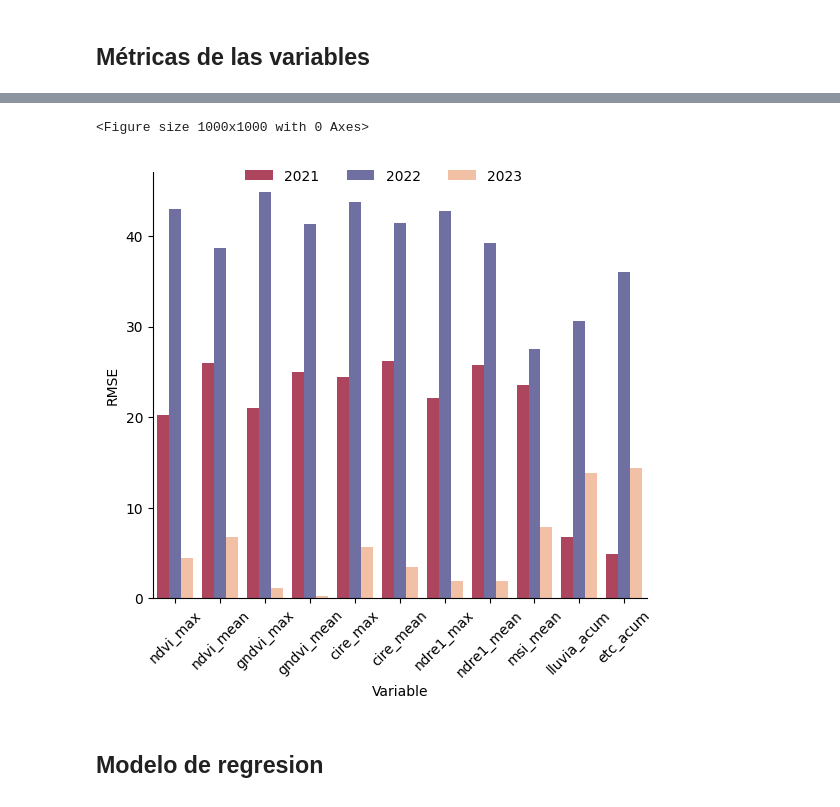
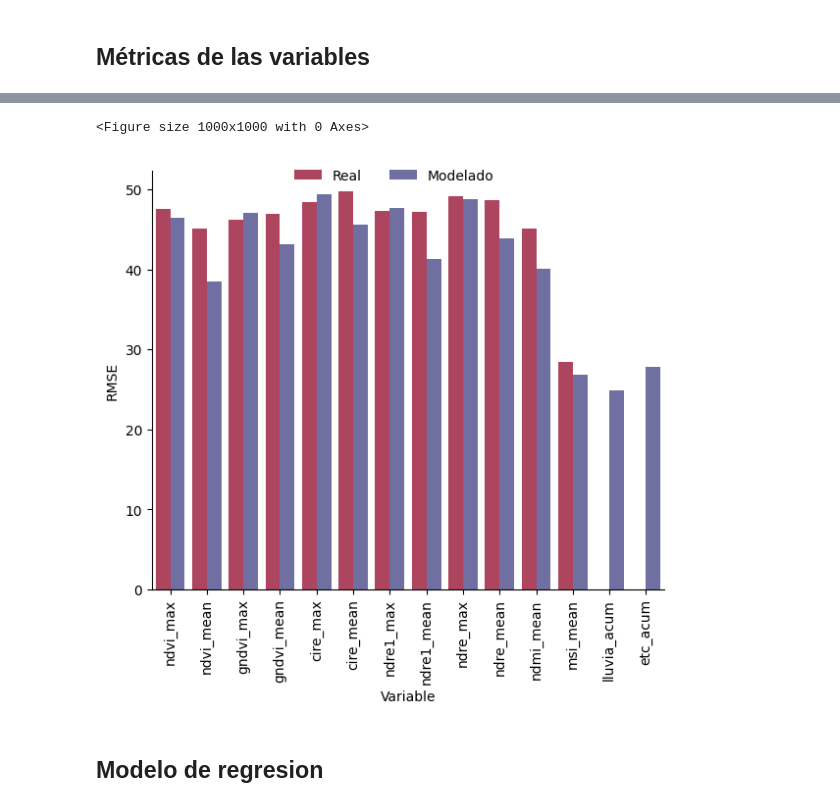
Before and after one commit to VivaldoGP/Tesis, a Jupyter notebook: results/yield_data/yield_forecast.ipynb, the cells around one changed output, grey strips where cells are left out. Saved outputs shown, nothing was run; the diff lists cells and outputs as text; code cells hidden in the pictures.

```diff
--- a/results/yield_data/yield_forecast.ipynb
+++ b/results/yield_data/yield_forecast.ipynb
@@ -17,6 +17,8 @@ df22_m = pd.read_csv(r'score/zafra22_m.csv')
 df23_m = pd.read_csv(r'score/zafra23_m.csv')
 df_r = pd.read_csv(r'score/zafras_r.csv')
 df_m = pd.read_csv(r'score/zafras_m.csv')
+df21122_2223_r = pd.read_csv(r'score/zafra2122_2223_r.csv')
+df21122_2223_m = pd.read_csv(r'score/zafra2122_2223_m.csv')
 # %%
 df21_r['zafra'] = 2021
 df21_m['zafra'] = 2021
@@ -24,3 +26,7 @@ df22_r['zafra'] = 2022
 df22_m['zafra'] = 2022
 df23_r['zafra'] = 2023
 df23_m['zafra'] = 2023
+df_r['tipo'] = 'Real'
+df_m['tipo'] = 'Modelado'
+df21122_2223_r['tipo'] = 'Real'
+df21122_2223_m['tipo'] = 'Modelado'
@@ -27,4 +35,5 @@ df23_m['zafra'] = 2023
 # %%
-concat_reales = pd.concat([df21_r, df22_r, df23_r])
-concat_modelados = pd.concat([df21_m, df22_m, df23_m])
+concat_reales = pd.concat([df21_r, df22_r])
+concat_modelados = pd.concat([df21_m, df22_m])
+concated_total = pd.concat([df21122_2223_r, df21122_2223_m])
 # %%
@@ -48,16 +57,16 @@ df23_m.sort_values(by='R2', ascending=False).round(decimals=3)
 # %%
 plt.figure(figsize=(10,10))
-a = sns.catplot(data=concat_modelados, x='Variable', y='RMSE', kind='bar', hue='zafra', legend='auto', palette=sns.color_palette(['#BE3455', '#6667AB', '#FFBE98']))
+a = sns.catplot(data=concated_total, x='Variable', y='RMSE', kind='bar', hue='tipo', legend='auto', palette=sns.color_palette(['#BE3455', '#6667AB']))
 sns.move_legend(a, loc='upper center', bbox_to_anchor=(.5, 1), ncol=3, title=None, frameon=False)
 plt.tight_layout()
 plt.xlabel('Variable')
 plt.ylabel('RMSE')
-plt.xticks(rotation=45)
-plt.savefig(r'../../tesis_img/yield_new/zafras_rmse_m.pdf', dpi=150)
+plt.xticks(rotation=90)
+plt.savefig(r'../../tesis_img/yield_new/zafras2122_2223_rmse_r_vs_m.pdf', dpi=150)
 plt.show()
 # %% [output]
 <Figure size 1000x1000 with 0 Axes>
-[figure, old version]
+[figure, new version]
 # %% [markdown]
 ## Modelo de regresion
 # %%
```
Also changed, not shown: parts of 2 cells of this notebook, 14 other files.
